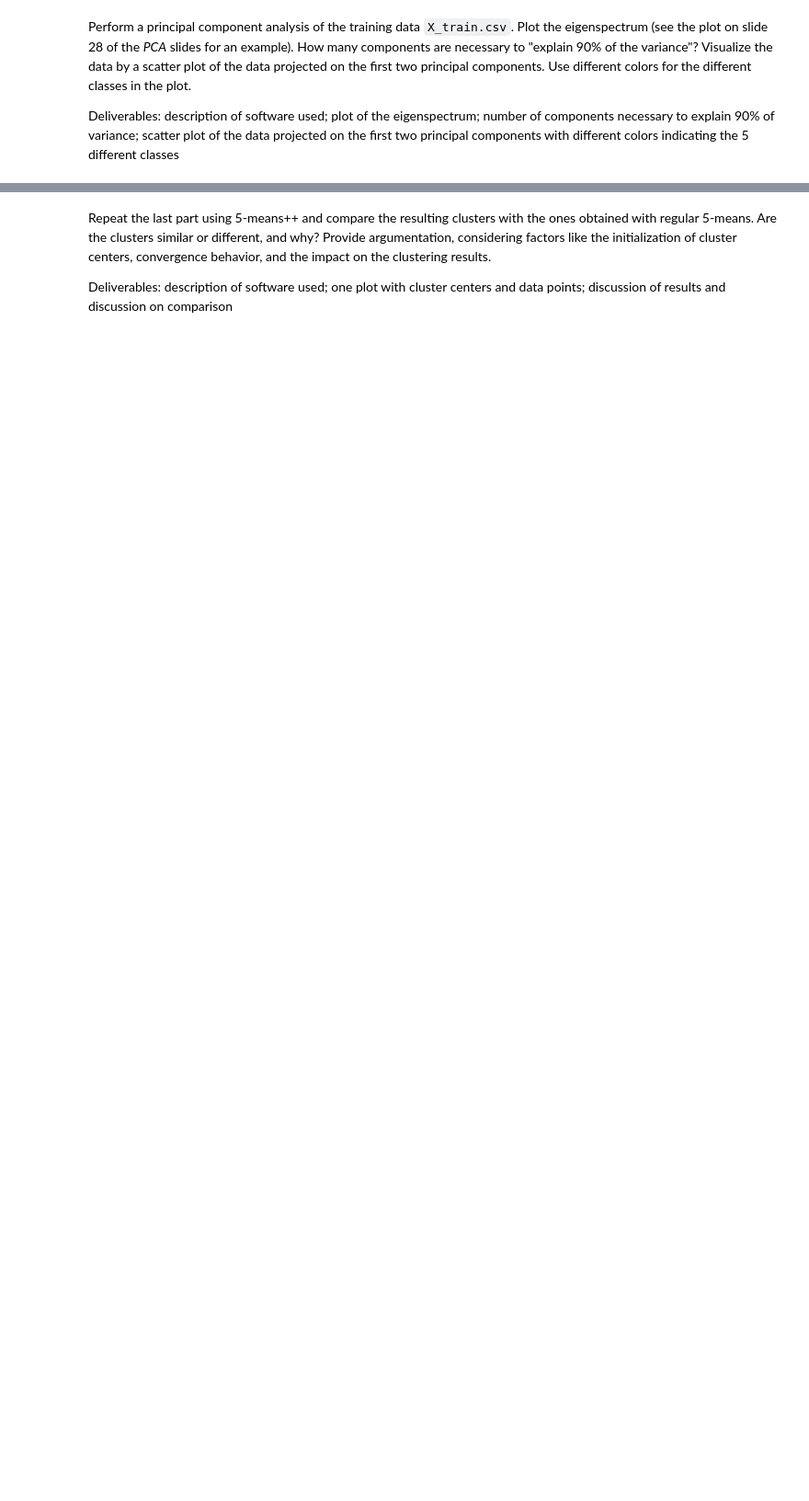
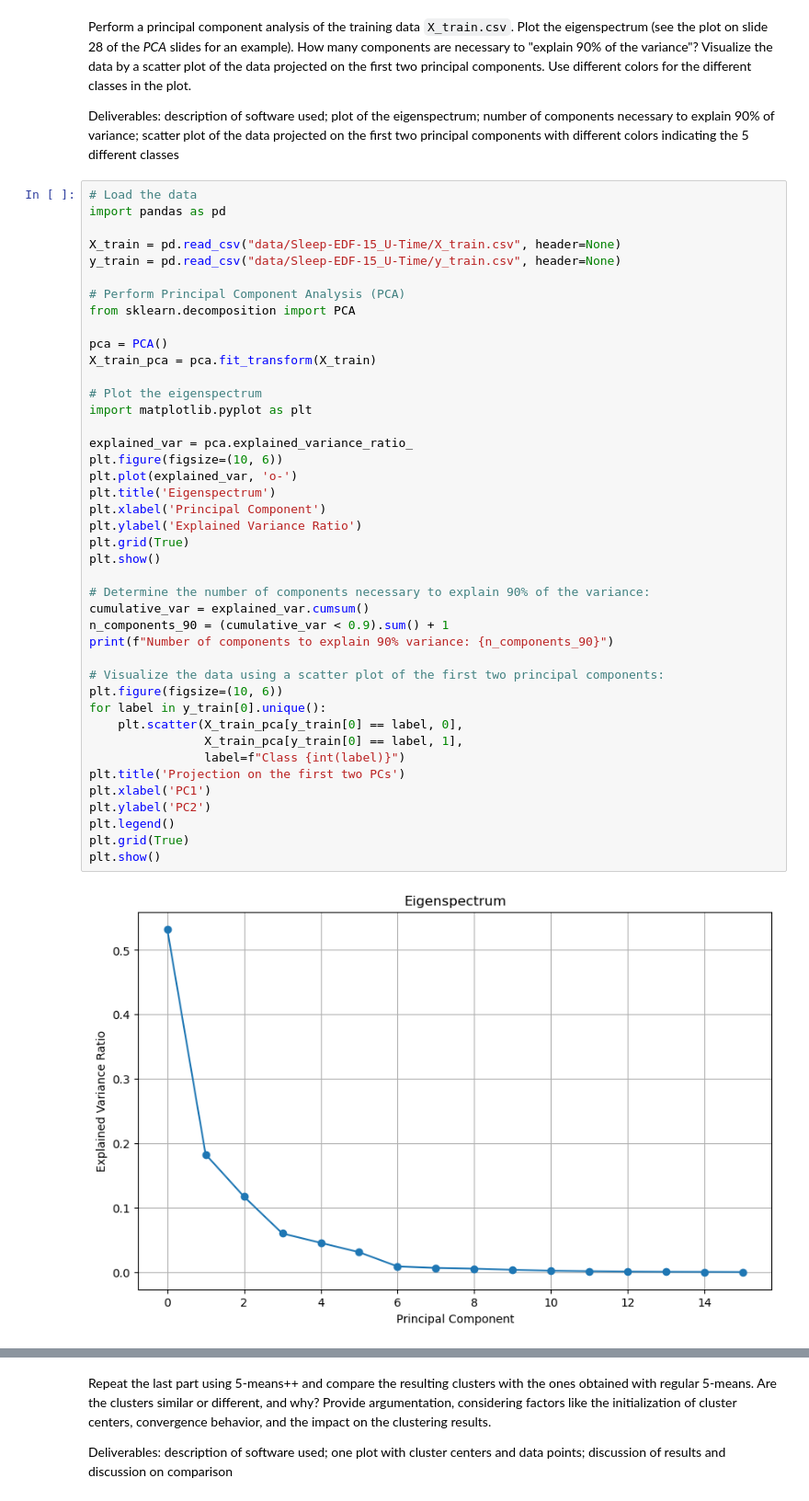
Before and after one commit to henrikdchristensen/DIKU-MLA-A7-Clustering-and-PCA, a Jupyter notebook: notebook.ipynb, the cells around one changed output, grey strips where cells are left out. Shown at 92% size. Cells and saved outputs as stored; diff of their text form; blank space fills up the shorter version.

```diff
--- a/notebook.ipynb
+++ b/notebook.ipynb
@@ -30,3 +175,47 @@ This assignment considers algorithmic sleep staging. The data is based on a sing
 Perform a principal component analysis of the training data `X_train.csv`. Plot the eigenspectrum (see the plot on slide 28 of the _PCA_ slides for an example). How many components are necessary to "explain 90% of the variance"? Visualize the data by a scatter plot of the data projected on the first two principal components. Use different colors for the different classes in the plot.
 
 Deliverables: description of software used; plot of the eigenspectrum; number of components necessary to explain 90% of variance; scatter plot of the data projected on the first two principal components with different colors indicating the 5 different classes
+# %%
+# Load the data
+import pandas as pd
+
+X_train = pd.read_csv("data/Sleep-EDF-15_U-Time/X_train.csv", header=None)
+y_train = pd.read_csv("data/Sleep-EDF-15_U-Time/y_train.csv", header=None)
+
+# Perform Principal Component Analysis (PCA)
+from sklearn.decomposition import PCA
+
+pca = PCA()
+X_train_pca = pca.fit_transform(X_train)
+
+# Plot the eigenspectrum
+import matplotlib.pyplot as plt
+
+explained_var = pca.explained_variance_ratio_
+plt.figure(figsize=(10, 6))
+plt.plot(explained_var, 'o-')
+plt.title('Eigenspectrum')
+plt.xlabel('Principal Component')
+plt.ylabel('Explained Variance Ratio')
+plt.grid(True)
+plt.show()
+
+# Determine the number of components necessary to explain 90% of the variance:
+cumulative_var = explained_var.cumsum()
+n_components_90 = (cumulative_var < 0.9).sum() + 1
+print(f"Number of components to explain 90% variance: {n_components_90}")
+
+# Visualize the data using a scatter plot of the first two principal components:
+plt.figure(figsize=(10, 6))
+for label in y_train[0].unique():
+    plt.scatter(X_train_pca[y_train[0] == label, 0],
+                X_train_pca[y_train[0] == label, 1],
+                label=f"Class {int(label)}")
+plt.title('Projection on the first two PCs')
+plt.xlabel('PC1')
+plt.ylabel('PC2')
+plt.legend()
+plt.grid(True)
+plt.show()
+# %% [output]
+[figure, added]
```
Also changed, not shown: parts of 23 cells of this notebook, 4 other files.
